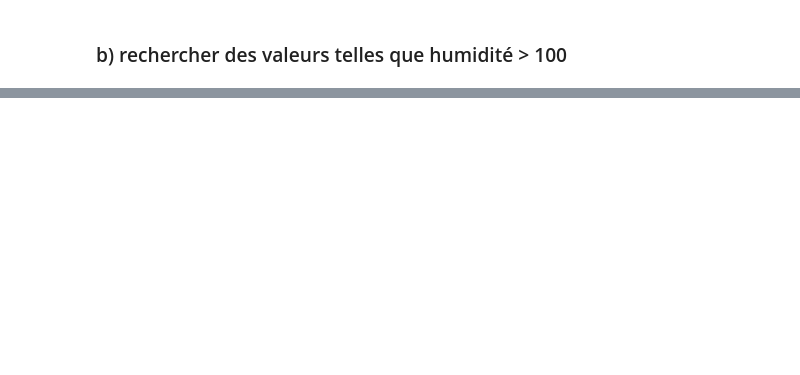
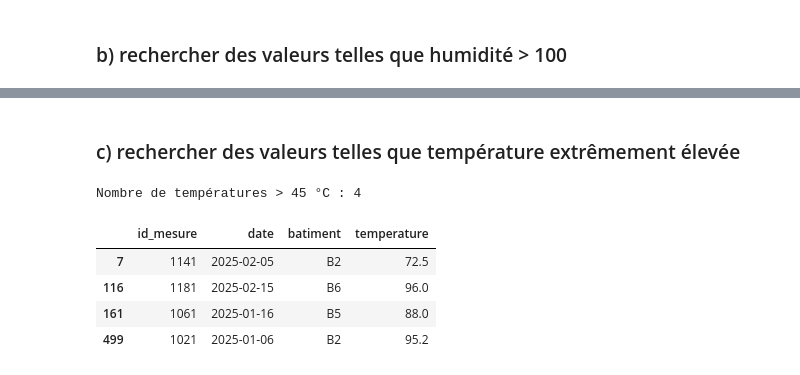
Before and after one commit to sinendoye/atelier_prepa_donnees_tab, a Jupyter notebook: notebooks/atelier_prepa_donnees_tab.ipynb, the cells around one changed output, grey strips where cells are left out. Cells and saved outputs as stored; diff of their text form; code cells hidden in the pictures; blank space fills up the shorter version.

Commit message:
Recherche des valeurs telles que temperature extremement élevée

```diff
--- a/notebooks/atelier_prepa_donnees_tab.ipynb
+++ b/notebooks/atelier_prepa_donnees_tab.ipynb
@@ -170,3 +170,18 @@ df[df["humidite"] > 100]
 | 268 | 1276 | 2025-03-10 18:00:00 | B1 | Bureau | D | 26.0 | 140.0 | 633.0 | 25.0 | ... |
 | 327 | 1066 | 2025-01-17 06:00:00 | B2 | École | C | 25.8 | 132.0 | 646.0 | 14.0 | ... |
 | 342 | 1096 | 2025-01-24 18:00:00 | B8 | Entrepôt | A | 20.3 | 110.0 | 783.0 | 55.0 | ... |
+# %% [markdown]
+### c) rechercher des valeurs telles que température extrêmement élevée
+# %%
+seuil_max = 45   # °C, seuil choisi pour un bâtiment
+
+temp_elevee = df[df["temperature"] > seuil_max]
+print("Nombre de températures > 45 °C :", len(temp_elevee))
+temp_elevee[["id_mesure", "date", "batiment", "temperature"]]
+# %% [output]
+Nombre de températures > 45 °C : 4
+|  | id_mesure | date | batiment | temperature |
+| 7 | 1141 | 2025-02-05 | B2 | 72.5 |
+| 116 | 1181 | 2025-02-15 | B6 | 96.0 |
+| 161 | 1061 | 2025-01-16 | B5 | 88.0 |
+| 499 | 1021 | 2025-01-06 | B2 | 95.2 |
```
